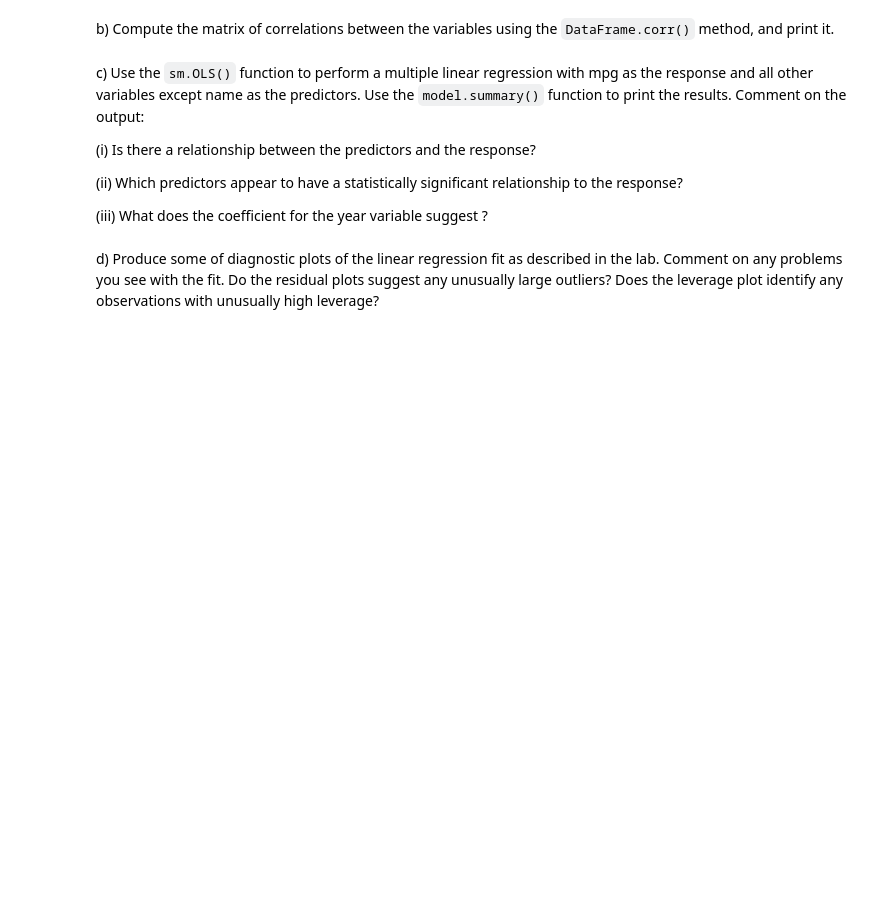
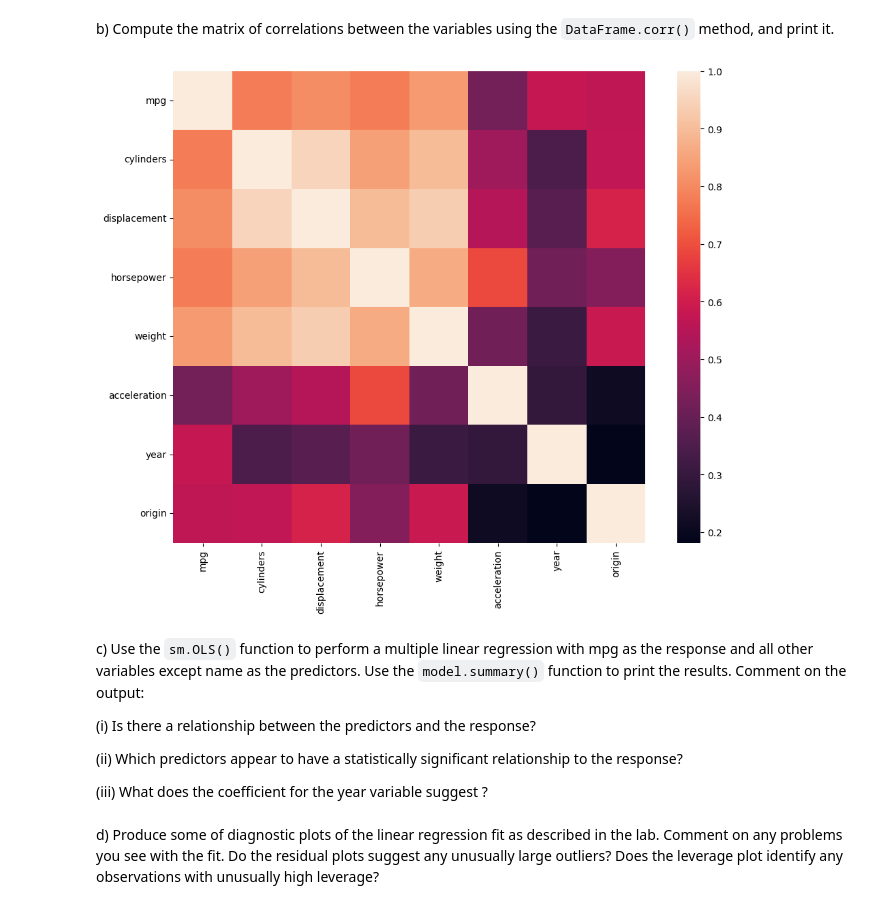
Before and after one commit to bkaddoura/estimation_machine_learning_testing, a Jupyter notebook: 04-homework/Homework_2_Python.ipynb, the cells around one changed output. Cells and saved outputs as stored; diff of their text form; code cells hidden in the pictures; blank space fills up the shorter version.

```diff
--- a/04-homework/Homework_2_Python.ipynb
+++ b/04-homework/Homework_2_Python.ipynb
@@ -33,7 +49,13 @@ a)	Produce a scatterplot matrix which includes all of the numeric variables in t
 # %% [markdown]
 b)	Compute the matrix of correlations between the variables using the `DataFrame.corr()` method, and print it.
 # %%
-#Add your code here
+corr_matrix = Auto.corr().abs()
+f, ax = plt.subplots(figsize=(12, 9))
+sns.heatmap(corr_matrix, vmax=1, square=True)
+plt.xticks(rotation=90)
+plt.yticks(rotation=0);
+# %% [output]
+[figure, added]
 # %% [markdown]
 c) Use the `sm.OLS()` function to perform a multiple linear regression with mpg as the response and all other variables except name as the predictors. Use the `model.summary()` function to print the results. Comment on the output:
 
```
Also changed, not shown: parts of 3 cells of this notebook, 16 other files.
